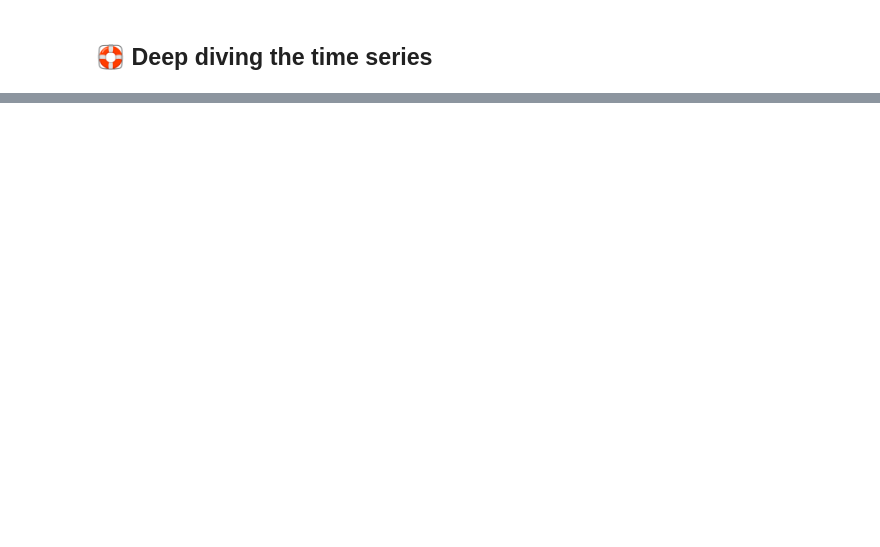
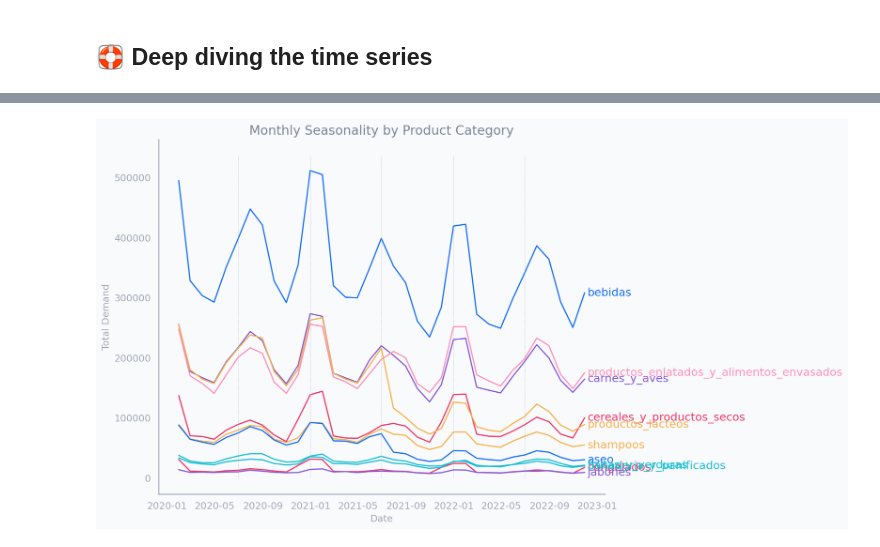
Before and after one commit to dewith/sumz-demand-analysis, a Jupyter notebook: notebooks/eda.ipynb, the cells around one changed output, grey strips where cells are left out. Saved outputs shown, nothing was run; the diff lists cells and outputs as text; code cells hidden in the pictures; blank space fills up the shorter version.

```diff
--- a/notebooks/eda.ipynb
+++ b/notebooks/eda.ipynb
@@ -345,0 +395,32 @@ df_demand_test_pro.to_csv("../data/processed/demand_products_test.csv", index=Fa
+# %%
+unique_categories = df_demand_pro['category'].unique()
+
+plt.figure(figsize=(10, 8))
+
+for category in unique_categories:
+    category_data = df_demand_pro[df_demand_pro['category'] == category]
+    monthly_data = category_data.resample('M').sum()['demand']
+    g = sns.lineplot(monthly_data, label=category, legend=None)
+
+for line, name in zip(g.lines, unique_categories):
+    y = line.get_ydata()[-1]
+    g.annotate(name, xy=(0.95, y), xytext=(6,0), color=line.get_color(),
+                xycoords = g.get_yaxis_transform(), textcoords="offset points",
+                size=14, va="center")
+
+ymin, ymax = plt.gca().get_ylim()
+plt.vlines(
+    x=df_demand_pro.resample('2Q', closed='left').sum().index[:-1],
+    ymin=0, ymax=ymax,
+    color=text, linestyle='--',
+    alpha=0.6, linewidth=0.5
+)
+
+plt.title('Monthly Seasonality by Product Category')
+plt.xlabel('Date')
+plt.ylabel('Total Demand')
+# plt.legend(loc='center left', bbox_to_anchor=(1.01, 0.3),
+#           fancybox=False, shadow=False, ncol=1, frameon=0)
+plt.show()
+# %% [output]
+[figure, added]
```
Also changed, not shown: parts of 28 cells of this notebook, 2 other files.
